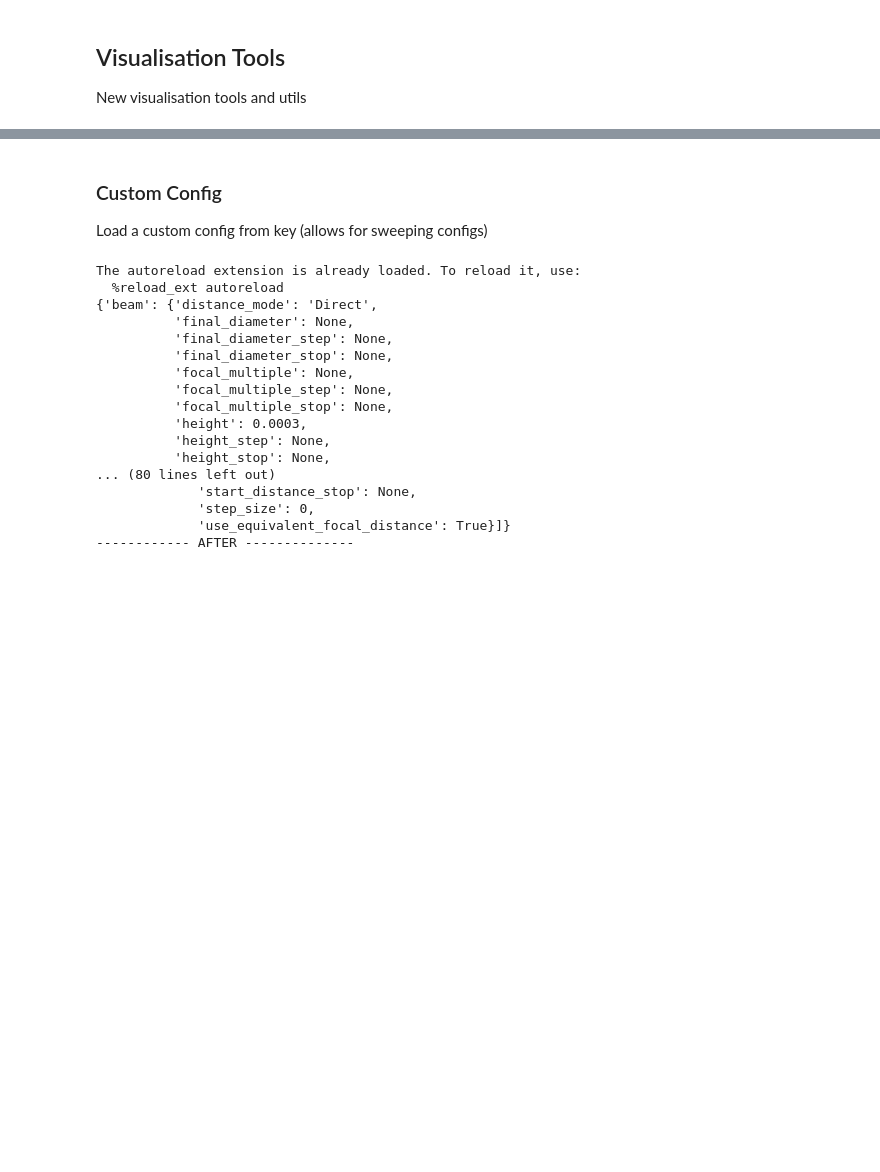
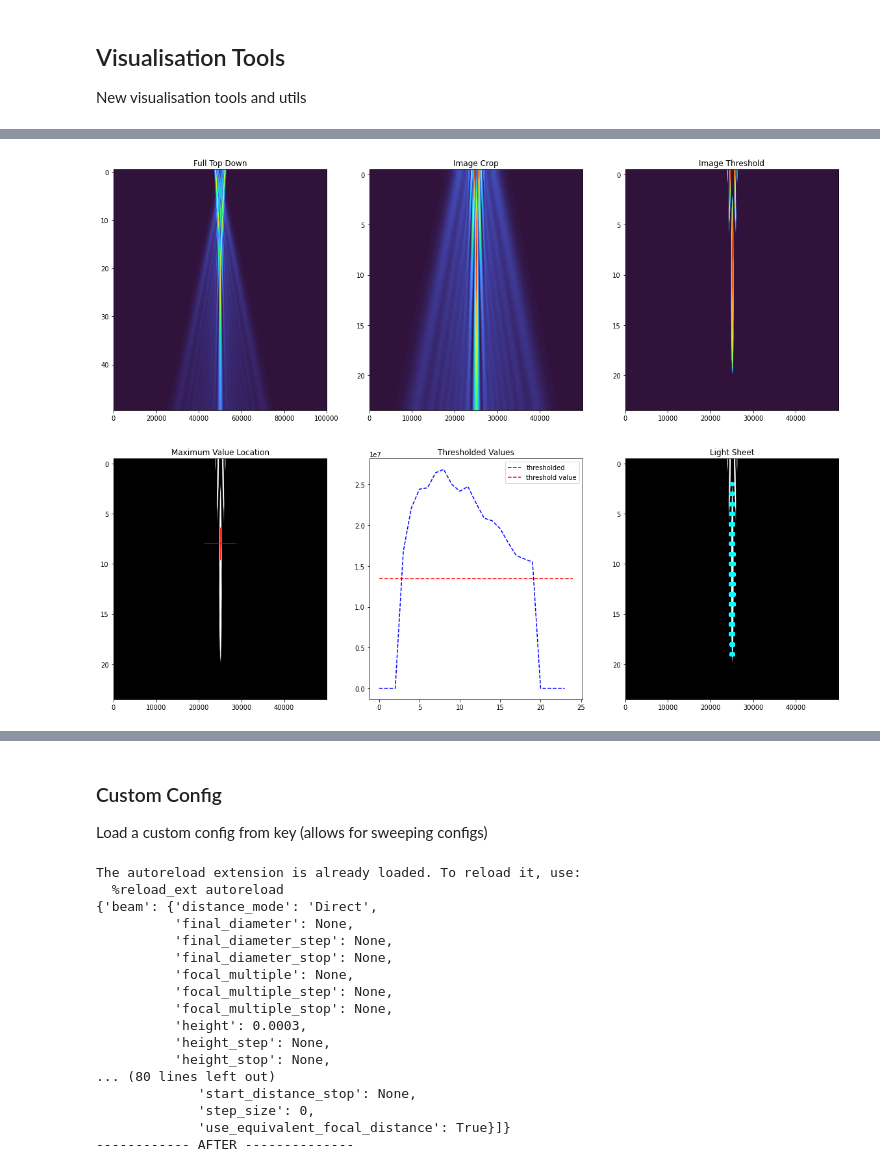
Before and after one commit to DeMarcoLab/juno, a Jupyter notebook: src/lens_simulation/notebook.ipynb, the cells around one changed output, grey strips where cells are left out. Saved outputs shown, nothing was run; the diff lists cells and outputs as text; code cells hidden in the pictures; blank space fills up the shorter version.

Commit message:
[FEAT] sheet measurement

```diff
--- a/src/lens_simulation/notebook.ipynb
+++ b/src/lens_simulation/notebook.ipynb
@@ -285,0 +241,81 @@ plt.show()
+# %%
+%load_ext autoreload
+%autoreload 2
+
+import matplotlib.pyplot as plt
+import numpy as np
+from lens_simulation import utils, plotting, light_sheet
+from IPython.display import Image
+import os
+
+from pathlib import Path
+from pprint import pprint
+
+### Sheet Measurement
+
+# load sim
+path = r"C:\Users\pcle0002\Documents\repos\lens_simulation\src\lens_simulation\log\openly-ace-crab\still-chimp\1\sim.zarr"
+sim = utils.load_simulation(path)
+
+# slice view
+# front_on = plotting.slice_simulation_view(sim, axis=0, prop=0.5)
+top_down = plotting.slice_simulation_view(sim, axis=1, prop=0.5)
+# side_on = plotting.slice_simulation_view(sim, axis=2, prop=0.5)
+
+# crop image
+image_crop, bounds = plotting.crop_image_v3(top_down)
+
+# threshold image
+threshold = 0.5
+image_threshold = plotting.threshold_image(image_crop, threshold)
+
+# get max point and location
+mid_threshold = plotting.cross_section_image(image_threshold, axis=1, prop=0.5)
+mid_image = plotting.cross_section_image(image_crop, axis=1, prop=0.5)
+cz = np.argmax(mid_threshold)
+cx = image_threshold.shape[1] // 2
+
+threshold_value = np.max(mid_threshold) * threshold
+max_length_px, max_width_px, (x, y) = light_sheet.calculate_sheet_size_pixels(image_threshold, threshold_value)
+
+# print(f"sheet length: {max_length_px}px")
+# print(f"max width at: {max_width_x0}, {max_width_x1}")
+# print(f"max_width: {max_width_px}px at z: {max_width_z}px")
+
+metadata = utils.load_metadata(os.path.dirname(os.path.dirname(path)))
+
+# calculate sheet dimensions
+sheet_depth, sheet_width = light_sheet.calculate_sheet_size(metadata, max_length_px, max_width_px)
+
+print(f"Sheet Size: width = {sheet_width:.2e} m, depth = {sheet_depth:.2e}m")
+
+fig, ax = plt.subplots(2, 3, figsize=(20, 15))
+
+ax[0, 0].imshow(top_down, aspect="auto", cmap="turbo")
+ax[0, 0].set_title("Full Top Down")
+
+ax[0, 1].imshow(image_crop,aspect="auto", cmap="turbo")
+ax[0, 1].set_title("Image Crop")
+
+ax[0, 2].imshow(image_threshold, aspect="auto", cmap="turbo")
+ax[0, 2].set_title("Image Threshold")
+
+ax[1, 0].imshow(image_threshold.astype(bool), aspect="auto", cmap="gray")
+ax[1, 0].plot(cx, cz, "r+", ms=50, linewidth=200)
+ax[1, 0].set_title("Maximum Value Location")
+
+ax[1, 1].plot(mid_threshold, "b--", label="thresholded")
+ax[1, 1].hlines(np.max(mid_threshold) * threshold, 0, mid_threshold.shape[0], "r", linestyles="--", label="threshold value")
+ax[1, 1].legend(loc="best")
+ax[1, 1].set_title("Thresholded Values")
+
+ax[1, 2].imshow(image_threshold.astype(bool), aspect="auto", cmap="gray")
+# plt.plot(cx, cz, "r+", ms=50, linewidth=20)
+# plt.plot(cx, min_z, "c+", ms=50)
+# plt.plot(cx, max_z, "c+", ms=50)
+# plt.plot(max_width_x0, max_width_z, "m+", ms=50)
+# plt.plot(max_width_x1, max_width_z, "m+", ms=50)
+ax[1, 2].scatter(y, x, c="cyan")
+ax[1, 2].set_title("Light Sheet")
+plt.show()
+# %% [output]
@@ -285,0 +325 @@ plt.show()
+[figure, added]
```
Also changed, not shown: parts of 8 cells of this notebook, 5 other files.
